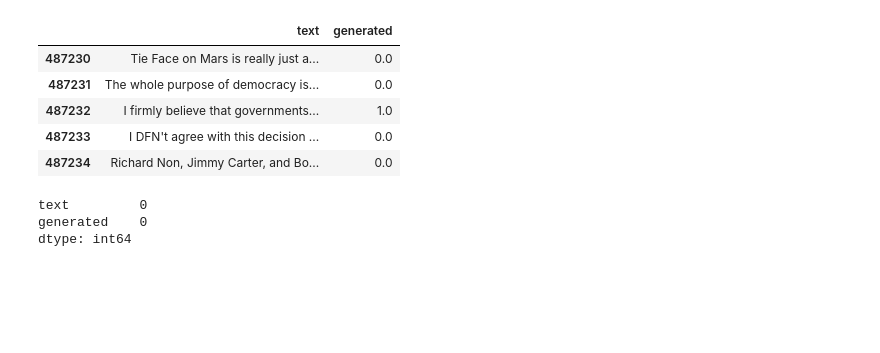
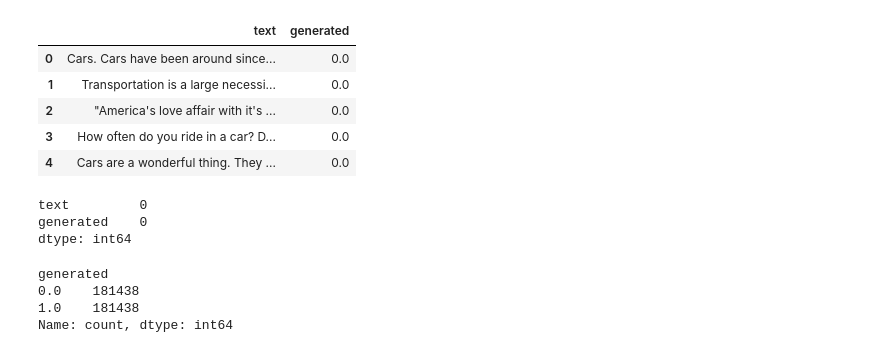
Before and after one commit to Himanshubahetiya/human-vs-ai-text-Detector, a Jupyter notebook: train.ipynb, the cells around one changed output. Drawn from its saved outputs; the diff is of its cells as text; code cells hidden in the pictures; blank space fills up the shorter version.

```diff
--- a/train.ipynb
+++ b/train.ipynb
@@ -8,14 +12,14 @@ import pickle
 # %%
 df = pd.read_csv("AI_Human.csv")
 # %%
-df.tail()
+df.head()
 # %% [output]
 |  | text | generated |
-| 487230 | Tie Face on Mars is really just a... | 0.0 |
-| 487231 | The whole purpose of democracy is... | 0.0 |
-| 487232 | I firmly believe that governments... | 1.0 |
-| 487233 | I DFN't agree with this decision ... | 0.0 |
-| 487234 | Richard Non, Jimmy Carter, and Bo... | 0.0 |
+| 0 | Cars. Cars have been around since... | 0.0 |
+| 1 | Transportation is a large necessi... | 0.0 |
+| 2 | "America's love affair with it's ... | 0.0 |
+| 3 | How often do you ride in a car? D... | 0.0 |
+| 4 | Cars are a wonderful thing. They ... | 0.0 |
 # %%
 df.isnull().sum()
 # %% [output]
@@ -26,0 +29,25 @@ df = df.drop_duplicates(subset="text")
+# %%
+# Separate classes
+df_human = df[df["generated"] == 0]
+df_ai = df[df["generated"] == 1]
+
+# Find minimum count
+min_size = min(len(df_human), len(df_ai))
+
+# Sample equal data
+df_human_sample = df_human.sample(n=min_size, random_state=42)
+df_ai_sample = df_ai.sample(n=min_size, random_state=42)
+
+# Combine
+df_balanced = pd.concat([df_human_sample, df_ai_sample])
+
+# Shuffle
+df_balance = df_balanced.sample(frac=1, random_state=42).reset_index(drop=True)
+
+# Check
+print(df_balanced["generated"].value_counts())
+# %% [output]
+generated
+0.0    181438
+1.0    181438
+Name: count, dtype: int64
```
Also changed, not shown: parts of 27 cells of this notebook, 3 other files.
